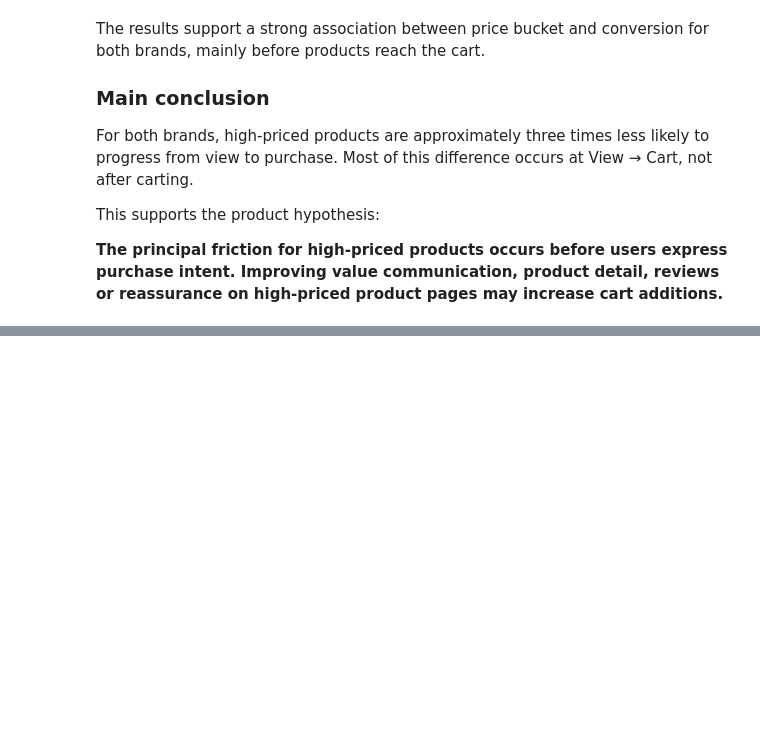
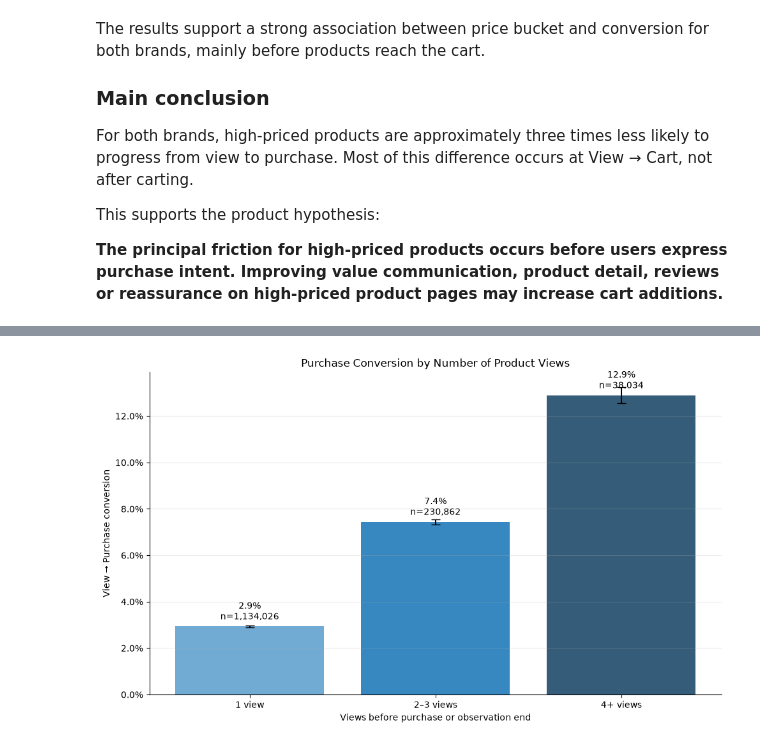
Before and after one commit to moriyuko/ecommerce-product-analysis, a Jupyter notebook: notebook.ipynb, the cells around one changed output, grey strips where cells are left out. Saved outputs shown, nothing was run; the diff lists cells and outputs as text; code cells hidden in the pictures; blank space fills up the shorter version.

Commit message:
user behavior analysis. repeated views

```diff
--- a/notebook.ipynb
+++ b/notebook.ipynb
@@ -2475,0 +2654,18 @@ This supports the product hypothesis:
+# %%
+view_group_conversion = (
+    user_product_behavior
+    .groupby("view_group", observed=True)
+    .agg(
+        user_product_pairs=("product_id", "size"),
+        carted_pairs=("reached_cart", "sum"),
+        purchased_pairs=("reached_purchase", "sum"),
+        purchase_conversion=("reached_purchase", "mean"),
+    )
+    .reindex(VIEW_GROUP_ORDER)
+    .reset_index()
+)
+
+view_group_conversion["cart_conversion"] = (
+    view_group_conversion["carted_pairs"]
+    .div(view_group_conversion["user_product_pairs"])
+)
@@ -2475,0 +2711,67 @@ This supports the product hypothesis:
+# %%
+fig, ax = plt.subplots(figsize=(10, 6))
+
+positions = np.arange(len(view_group_conversion))
+rates = view_group_conversion["purchase_conversion"]
+
+lower_errors = (
+    rates - view_group_conversion["ci_low"]
+)
+
+upper_errors = (
+    view_group_conversion["ci_high"] - rates
+)
+
+bars = ax.bar(
+    positions,
+    rates,
+    color=sns.color_palette(
+        "Blues_d",
+        len(view_group_conversion),
+    ),
+)
+
+ax.errorbar(
+    positions,
+    rates,
+    yerr=np.vstack([lower_errors, upper_errors]),
+    fmt="none",
+    color="black",
+    capsize=5,
+)
+
+for bar, row in zip(
+    bars,
+    view_group_conversion.itertuples(),
+):
+    ax.annotate(
+        (
+            f"{row.purchase_conversion:.1%}\n"
+            f"n={row.user_product_pairs:,.0f}"
+        ),
+        (
+            bar.get_x() + bar.get_width() / 2,
+            bar.get_height(),
+        ),
+        xytext=(0, 8),
+        textcoords="offset points",
+        ha="center",
+    )
+
+ax.set_xticks(
+    positions,
+    view_group_conversion["view_group"],
+)
+ax.set_title(
+    "Purchase Conversion by Number of Product Views"
+)
+ax.set_xlabel("Views before purchase or observation end")
+ax.set_ylabel("View → Purchase conversion")
+ax.yaxis.set_major_formatter(PercentFormatter(1))
+ax.grid(axis="y", alpha=0.25)
+
+sns.despine()
+plt.tight_layout()
+plt.show()
+# %% [output]
+[figure, added]
```
Also changed, not shown: parts of 26 cells of this notebook.
